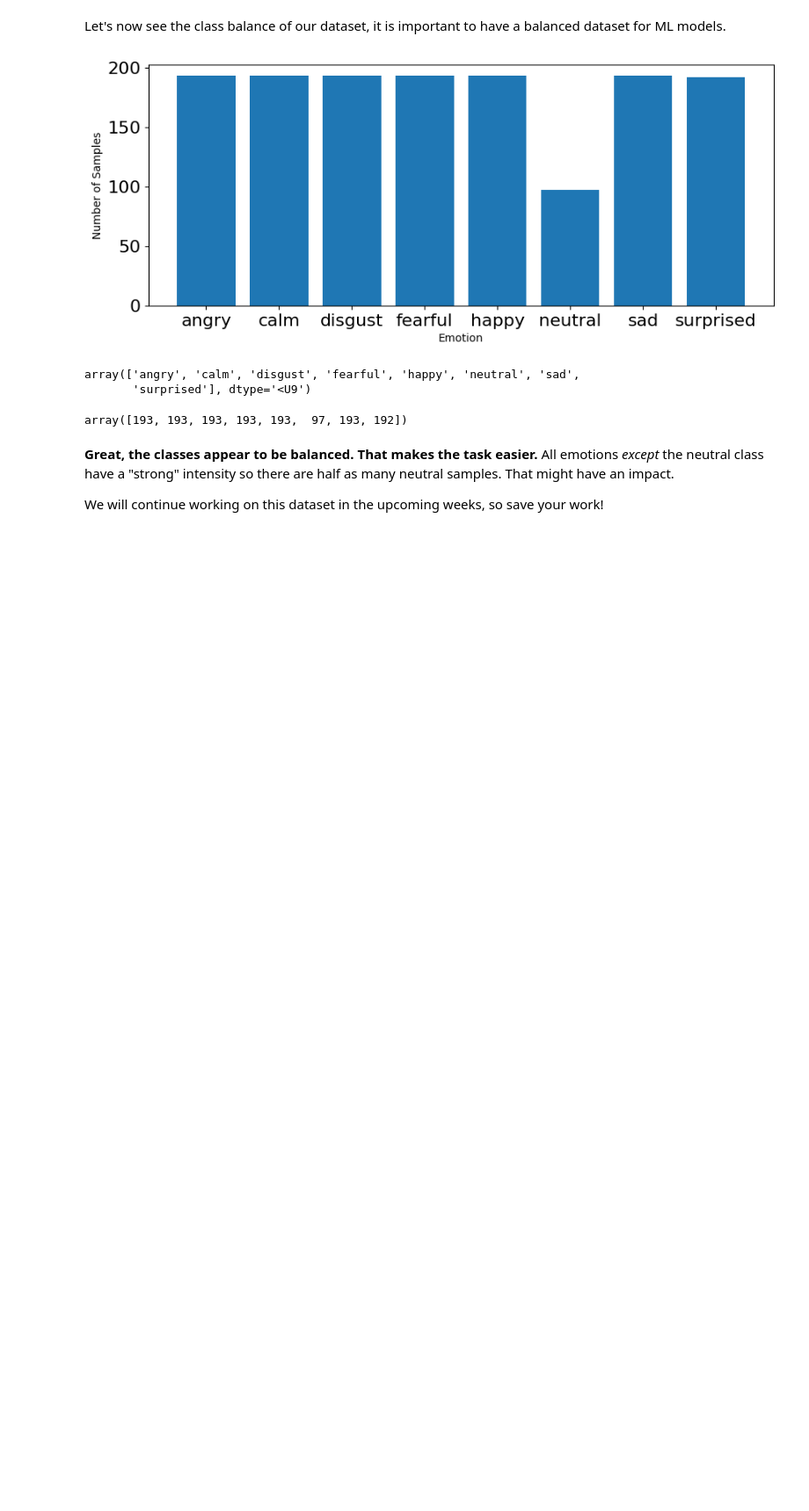
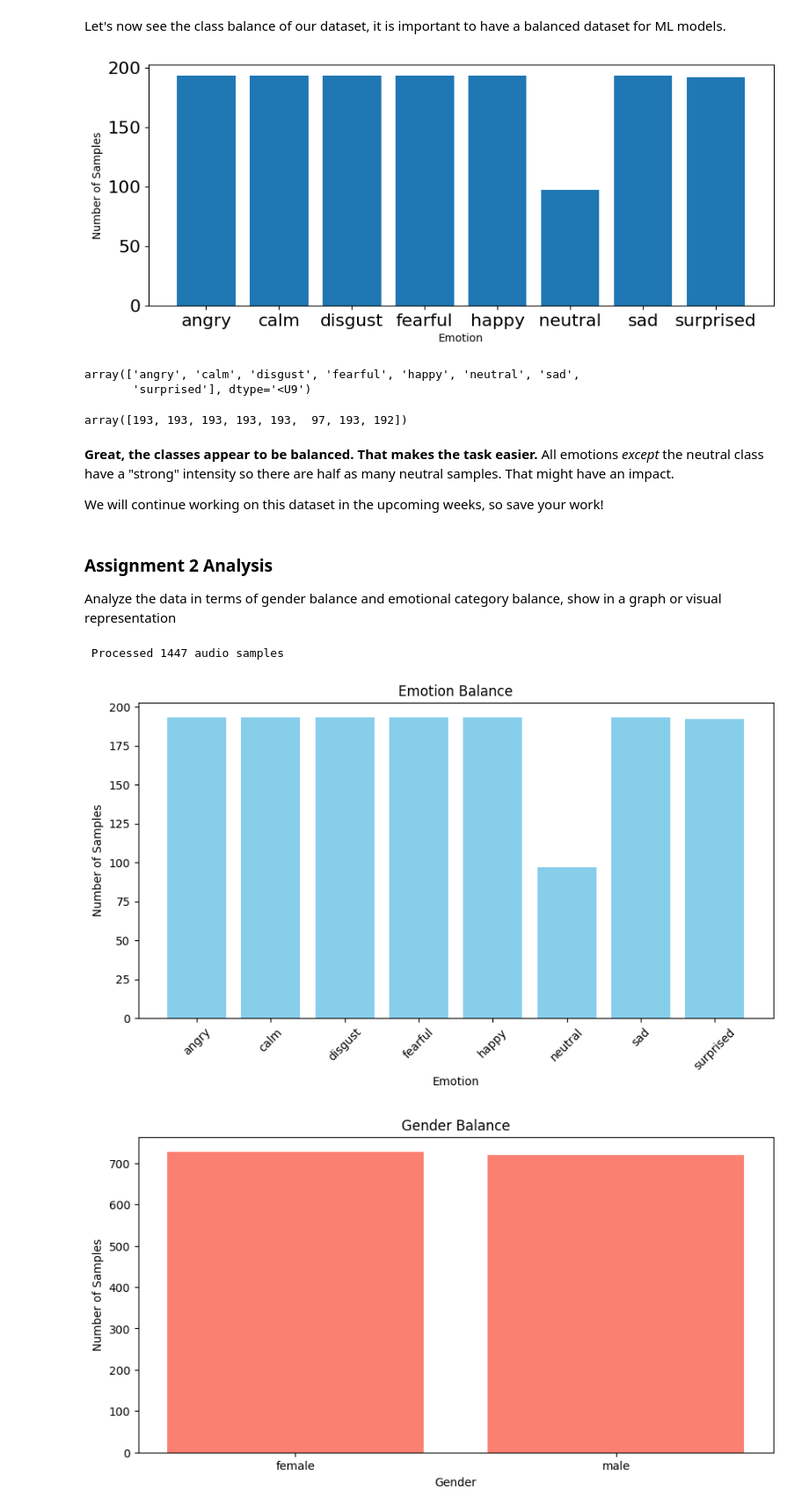
Before and after one commit to IAT-ExploringAI-2026/Week2-DataPreprocessing, a Jupyter notebook: Week 2.ipynb, the cells around one changed output. Shown at 88% size. Drawn from its saved outputs; the diff is of its cells as text; code cells hidden in the pictures; blank space fills up the shorter version.

Commit message:
Updated Data File Names & Added Data Analysis for Assignment 2

```diff
--- a/Week 2.ipynb
+++ b/Week 2.ipynb
@@ -754,3 +755,71 @@ array([193, 193, 193, 193, 193,  97, 193, 192])
 **Great, the classes appear to be balanced. That makes the task easier.** All emotions _except_ the neutral class have a "strong" intensity so there are half as many neutral samples. That might have an impact.
 
 We will continue working on this dataset in the upcoming weeks, so save your work!
+# %% [markdown]
+### Assignment 2 Analysis
+Analyze the data in terms of gender balance and emotional category balance, show in a graph or visual representation
+# %%
+import numpy as np
+import matplotlib.pyplot as plt
+import os, glob
+
+emotions_dict ={
+  '01':'neutral',
+  '02':'calm',
+  '03':'happy',
+  '04':'sad',
+  '05':'angry',
+  '06':'fearful',
+  '07':'disgust',
+  '08':'surprised'
+}
+
+def load_data():
+    X, y, genders = [], [], [] #added a list for gender labels
+    count = 0
+    for file in glob.glob("Datasets/Audio Data/Actor_*/*.wav"):
+        file_name = os.path.basename(file)
+        parts = file_name.split("-") #splits the file name by "-" into a list
+
+        emotion = emotions_dict[parts[2]] #looks up the emotion in emotions_dict
+        actor_id = int(parts[-1].split(".")[0]) #last part before .wav = actor
+        gender = "male" if actor_id % 2 != 0 else "female" #odd id = male, even id = female
+
+        # features = get_features(file)
+        # X.append(features)
+        y.append(emotion) #stores emotion label
+        genders.append(gender) #stores gender label
+
+        count += 1
+        print('\r' + f' Processed {count} audio samples', end=' ')
+
+    return np.array(X), np.array(y), np.array(genders)
+
+features, emotions, genders = load_data()
+
+#Plotting Graphs
+
+#Emotion distribution
+plt.figure(figsize=(10,5))
+
+emotion_list, emotion_count = np.unique(emotions, return_counts=True) #frequency of emotion category
+plt.bar(emotion_list, emotion_count, color="skyblue") #bar chart with emotions on x-axis and counts on y-axis
+plt.xticks(rotation=45) #rotate emotion labels 45° so they don’t overlap
+plt.xlabel("Emotion")
+plt.ylabel("Number of Samples")
+plt.title("Emotion Balance")
+
+#Gender distribution
+plt.figure(figsize=(10,5))
+
+gender_list, gender_count = np.unique(genders, return_counts=True)
+plt.bar(gender_list, gender_count, color="salmon")
+plt.xlabel("Gender")
+plt.ylabel("Number of Samples")
+plt.title("Gender Balance")
+
+plt.show()
+# %% [output]
+ Processed 1447 audio samples
+[figure, added]
+[figure, added]
```
Also changed, not shown: parts of 6 cells of this notebook.
